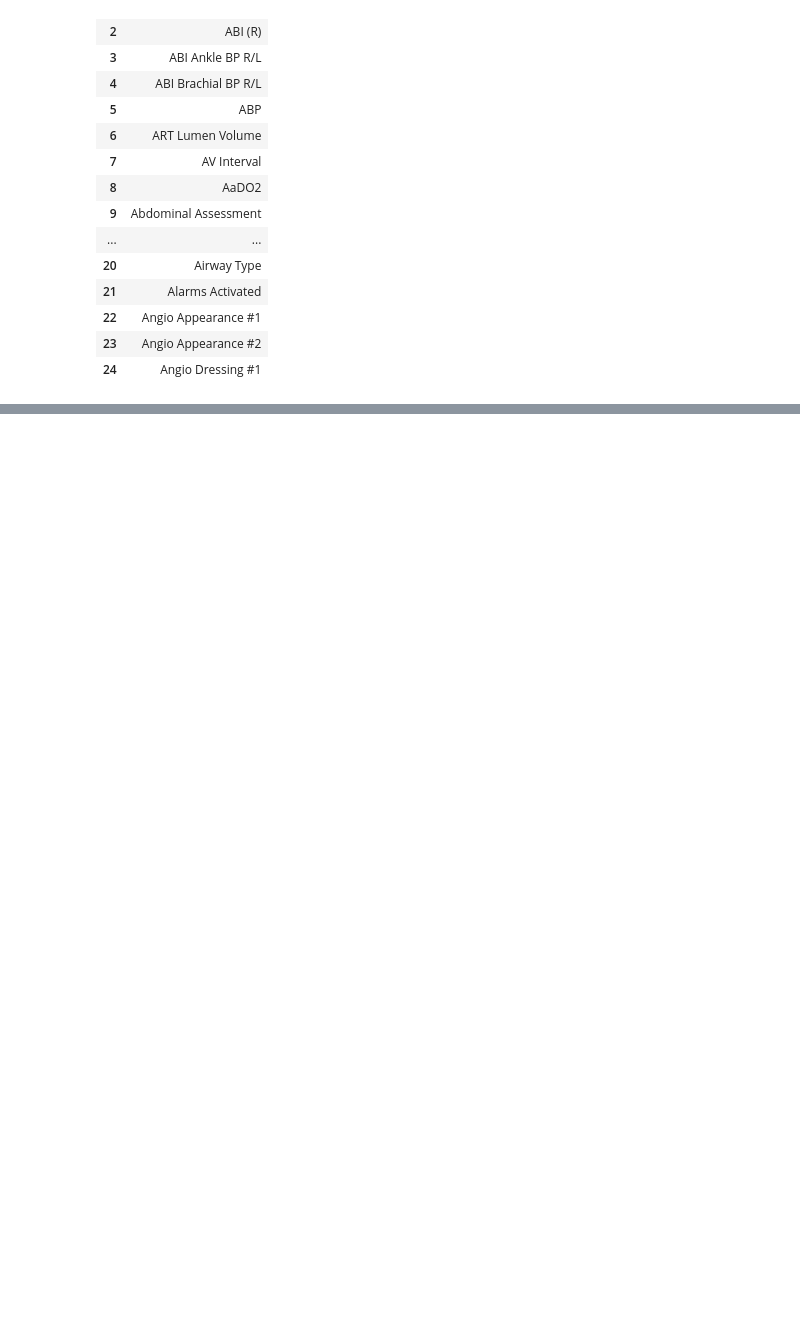
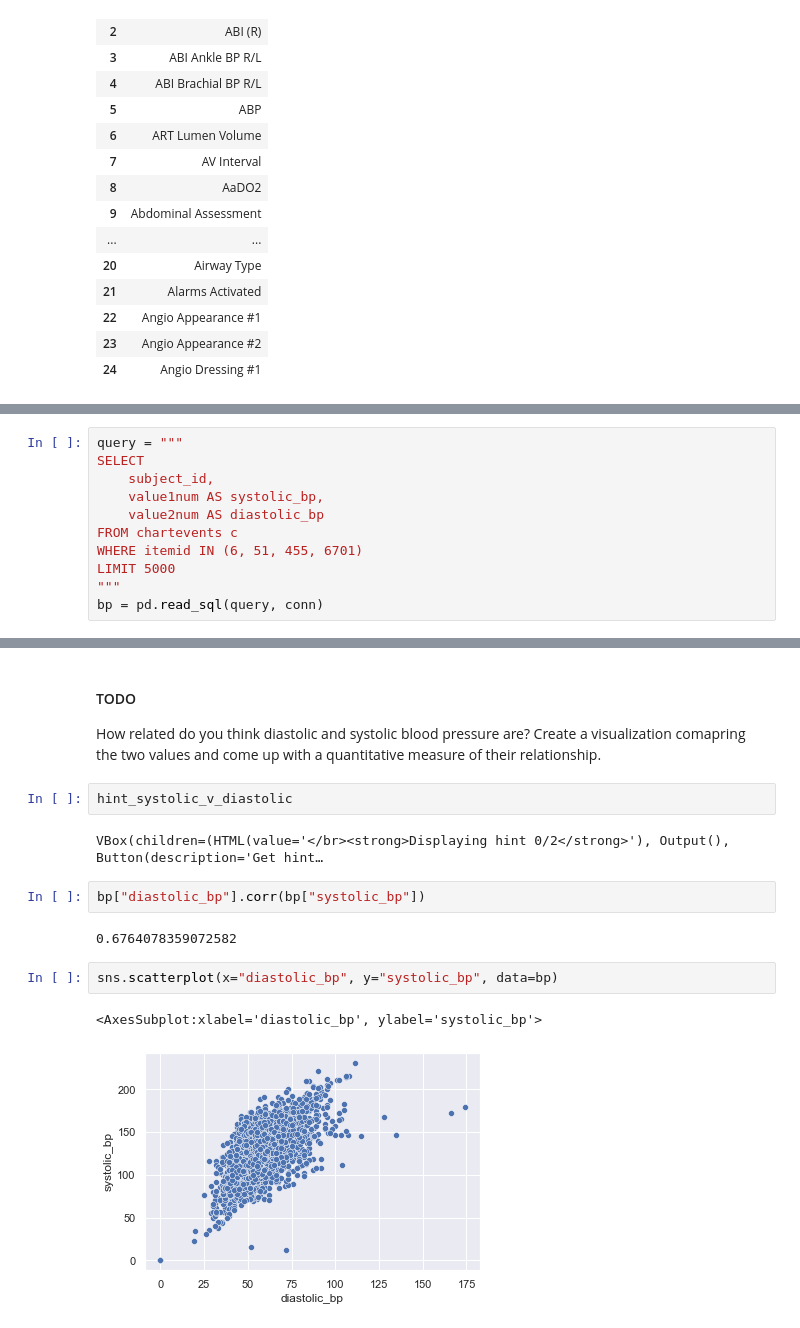
Before and after one commit to abchapman93/PHS_Data_Science_2022_instructor, a Jupyter notebook: Module-3-SQL/03-Labs-and-Vitals_instructor.ipynb, the cells around one changed output, grey strips where cells are left out. Drawn from its saved outputs; the diff is of its cells as text; blank space fills up the shorter version.

```diff
--- a/Module-3-SQL/03-Labs-and-Vitals_instructor.ipynb
+++ b/Module-3-SQL/03-Labs-and-Vitals_instructor.ipynb
@@ -492,0 +443,11 @@ Look at the scatterplot of the two blood pressure readings. What does this tell
+# %%
+query = """
+SELECT
+    subject_id,
+    value1num AS systolic_bp,
+    value2num AS diastolic_bp
+FROM chartevents c
+WHERE itemid IN (6, 51, 455, 6701)
+LIMIT 5000
+"""
+bp = pd.read_sql(query, conn)
@@ -492,0 +463,16 @@ Look at the scatterplot of the two blood pressure readings. What does this tell
+# %% [markdown]
+#### TODO
+How related do you think diastolic and systolic blood pressure are? Create a visualization comapring the two values and come up with a quantitative measure of their relationship.
+# %%
+hint_systolic_v_diastolic
+# %% [output]
+VBox(children=(HTML(value='</br><strong>Displaying hint 0/2</strong>'), Output(), Button(description='Get hint…
+# %%
+bp["diastolic_bp"].corr(bp["systolic_bp"])
+# %% [output]
+0.6764078359072582
+# %%
+sns.scatterplot(x="diastolic_bp", y="systolic_bp", data=bp)
+# %% [output]
+<AxesSubplot:xlabel='diastolic_bp', ylabel='systolic_bp'>
+[figure, added]
```
Also changed, not shown: parts of 42 cells of this notebook, 2 other files.
